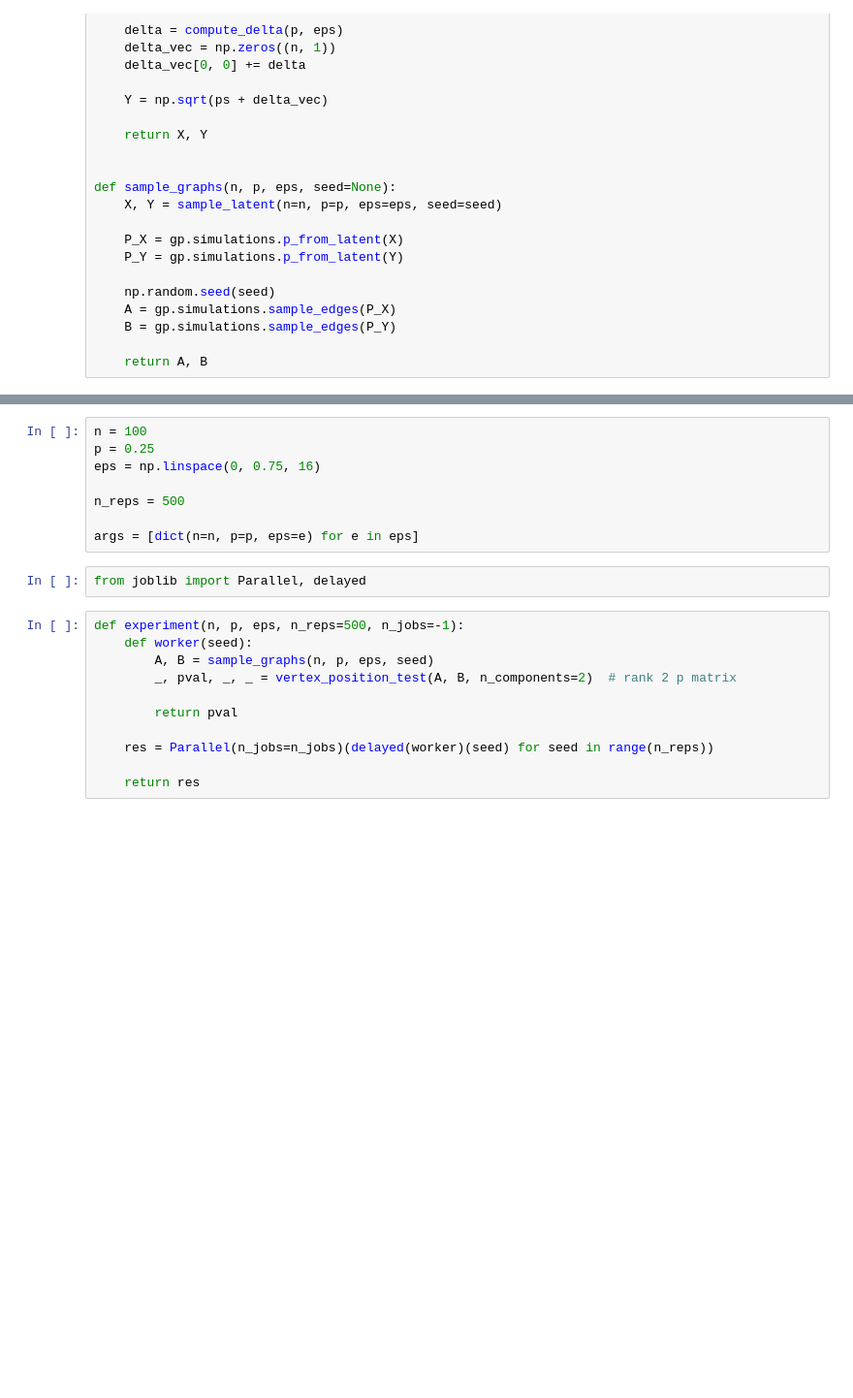
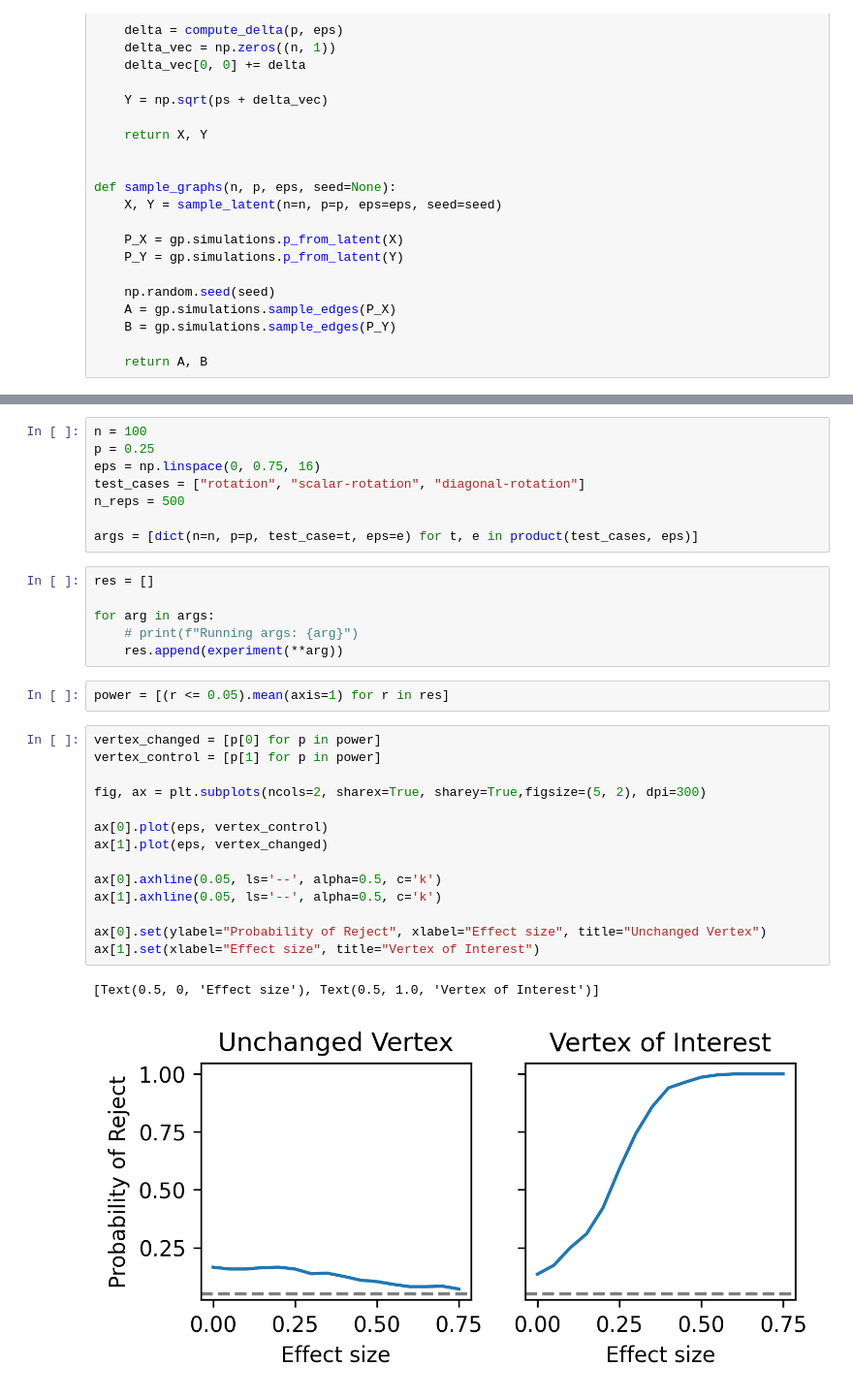
Before and after one commit to neurodata/badea-mouse, a Jupyter notebook: docs/2022-09-14-vertex-two-sample.ipynb, the cells around one changed output, grey strips where cells are left out. Shown at 97% size. Saved outputs shown, nothing was run; the diff lists cells and outputs as text; blank space fills up the shorter version.

```diff
--- a/docs/2022-09-14-vertex-two-sample.ipynb
+++ b/docs/2022-09-14-vertex-two-sample.ipynb
@@ -43,20 +58,32 @@ def sample_graphs(n, p, eps, seed=None):
 n = 100
 p = 0.25
 eps = np.linspace(0, 0.75, 16)
-
+test_cases = ["rotation", "scalar-rotation", "diagonal-rotation"]
 n_reps = 500
 
-args = [dict(n=n, p=p, eps=e) for e in eps]
+args = [dict(n=n, p=p, test_case=t, eps=e) for t, e in product(test_cases, eps)]
-# %%
-from joblib import Parallel, delayed
-# %%
-def experiment(n, p, eps, n_reps=500, n_jobs=-1):
-    def worker(seed):
-        A, B = sample_graphs(n, p, eps, seed)
-        _, pval, _, _ = vertex_position_test(A, B, n_components=2)  # rank 2 p matrix
-
-        return pval
-
-    res = Parallel(n_jobs=n_jobs)(delayed(worker)(seed) for seed in range(n_reps))
-
-    return res
+# %%
+res = []
+
+for arg in args:
+    # print(f"Running args: {arg}")
+    res.append(experiment(**arg))
+# %%
+power = [(r <= 0.05).mean(axis=1) for r in res]
+# %%
+vertex_changed = [p[0] for p in power]
+vertex_control = [p[1] for p in power]
+
+fig, ax = plt.subplots(ncols=2, sharex=True, sharey=True,figsize=(5, 2), dpi=300)
+
+ax[0].plot(eps, vertex_control)
+ax[1].plot(eps, vertex_changed)
+
+ax[0].axhline(0.05, ls='--', alpha=0.5, c='k')
+ax[1].axhline(0.05, ls='--', alpha=0.5, c='k')
+
+ax[0].set(ylabel="Probability of Reject", xlabel="Effect size", title="Unchanged Vertex")
+ax[1].set(xlabel="Effect size", title="Vertex of Interest")
+# %% [output]
+[Text(0.5, 0, 'Effect size'), Text(0.5, 1.0, 'Vertex of Interest')]
+[figure, added]
```
Also changed, not shown: parts of 3 cells of this notebook.
